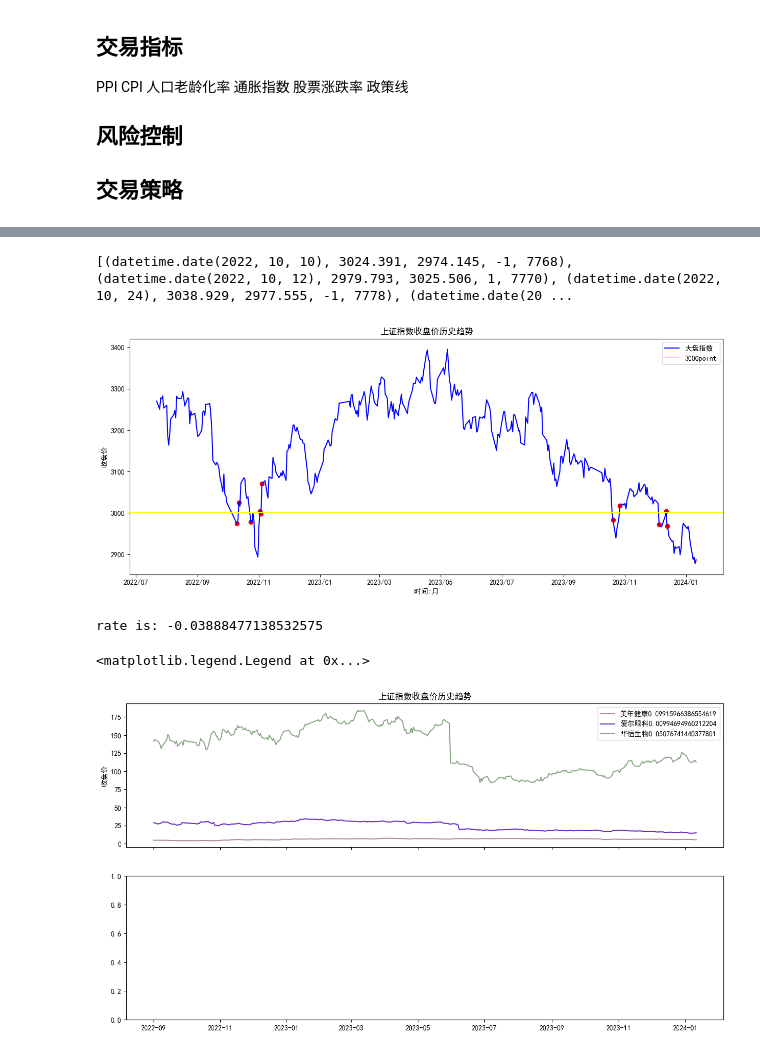
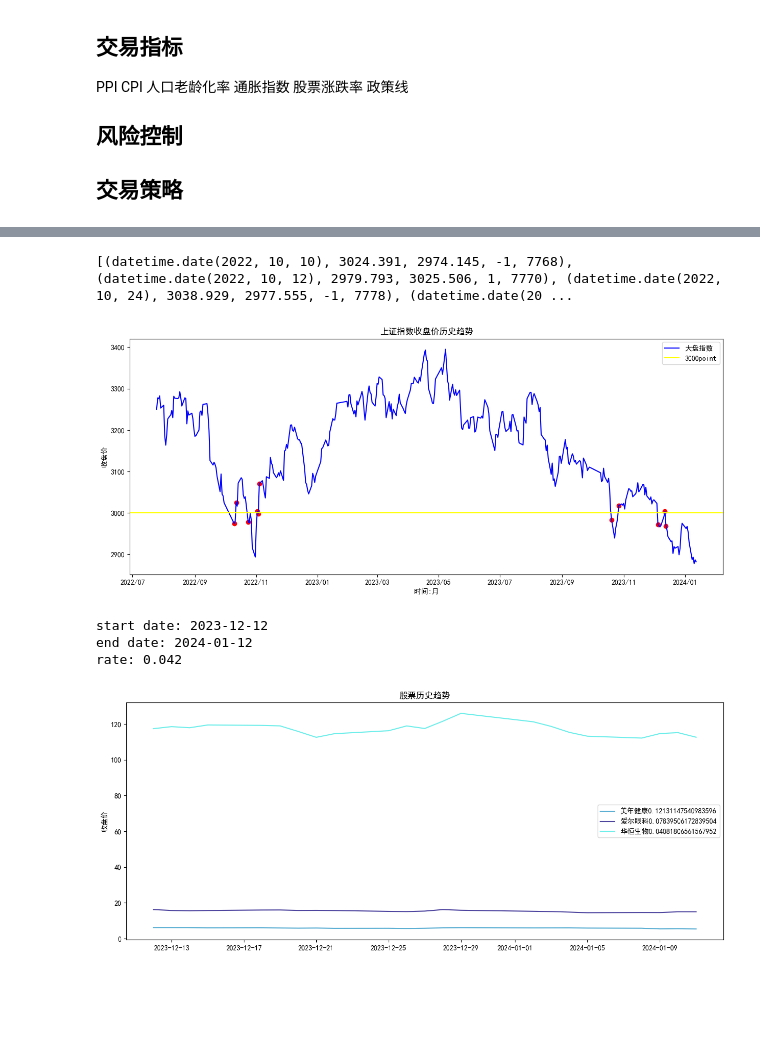
Before and after one commit to xiyanxiyan10/easyquant, a Jupyter notebook: ch_cert/sz3000line.ipynb, the cells around one changed output, grey strips where cells are left out. Drawn from its saved outputs; the diff is of its cells as text; code cells hidden in the pictures; blank space fills up the shorter version.

```diff
--- a/ch_cert/sz3000line.ipynb
+++ b/ch_cert/sz3000line.ipynb
@@ -131,79 +99,95 @@ plt.ylabel('收盘价')
 plt.legend(loc='best')
 plt.show()
 
-offset = -2
+offset = -2 #set by user!
 #print(reverse_points[offset])
 start_date = reverse_points[offset][0]
 end_date = sh000001_close.iloc[-1]['date']
-rate = (sh000001_close.iloc[-1]['close'] - reverse_points[offset][2] )/ reverse_points[offset][2]
 
-print("rate is:", rate)
+def set_date(df, key):
+    date_list = df[key].to_list()
+    date_index=[]
+    for date_elem in date_list:
+        date_index.append(date_elem.strftime('%Y-%m-%d'))
+    return df.set_axis(date_index)
+
+df = set_date(sh000001_close, 'date')
+#print(sh000001_close)
+start_date = reverse_points[offset][0]
+end_date = sh000001_close.iloc[-1]['date']
+start_price = df.loc[start_date.strftime('%Y-%m-%d'), 'close']
+end_price = df.loc[end_date.strftime('%Y-%m-%d'), 'close']
+
+rate = (start_price - end_price )/ end_price
+print("start date:", start_date)
+print("end date:", end_date)
+print("rate: %.3f" % rate)
 # %% [output]
 [(datetime.date(2022, 10, 10), 3024.391, 2974.145, -1, 7768), (datetime.date(2022, 10, 12), 2979.793, 3025.506, 1, 7770), (datetime.date(2022, 10, 24), 3038.929, 2977.555, -1, 7778), (datetime.date(20 ...
 [figure]
-rate is: -0.03888477138532575
+start date: 2023-12-12
+end date: 2024-01-12
+rate: 0.042
 # %%
 import akshare as ak
 import numpy as np
 import random
+from datetime import datetime
 
 %matplotlib inline
 import matplotlib.pyplot as plt
 import matplotlib.dates as mdates
 from pylab import mpl
 import matplotlib
-from mplfinance.original_flavor import candlestick2_ohlc
+
 
 nameList = ['美年健康', '爱尔眼科', '华恒生物']
 codeList = ['002044', '300015', '688639']
 
-def name2code(name):
-    stock_sh_a_spot_em_df = ak.stock_sh_a_spot_em()
-    for index, row in stock_sh_a_spot_em_df.iterrows():
-        if row['名称'] == name:
-            return row['代码']
-    return None
+start_date = datetime.strptime('2023-12-12', "%Y-%m-%d")
+end_date = datetime.strptime('2024-01-11', "%Y-%m-%d")
+
+def set_date(df, key):
+    date_list = df[key].to_list()
+    date_index=[]
+    for date_elem in date_list:
+        date_index.append(date_elem.strftime('%Y-%m-%d'))
+    return df.set_axis(date_index)
 
 #定义随机生成颜色函数
 def randomcolor():
     colorArr = ['1','2','3','4','5','6','7','8','9','A','B','C','D','E','F']
     color ="#"+''.join([random.choice(colorArr) for i in range(6)])
     return color
 
-
-def draw_one_code(ax, name, code):
-    stock_zh_a_hist_df = ak.stock_zh_a_hist(symbol=code, period="daily", start_date="20220901", end_date='20240111', adjust="")
-    df = stock_zh_a_hist_df
-    #print(df)
-    #print(df.index)
-    #import pdb
-    #pdb.set_trace()
-    price_start = stock_zh_a_hist_df.iloc[-7]['收盘']
-    price_end = stock_zh_a_hist_df.iloc[-1]['收盘']
-    rate = (price_start - price_end)/price_start
-    ax.plot(stock_zh_a_hist_df['日期'], stock_zh_a_hist_df['收盘'], label=name + str(rate),color=randomcolor())
+def draw_one_code(ax, name, code, start_date, end_date):
+    df = ak.stock_zh_a_hist(symbol=code, period="daily", start_date=start_date.strftime('%Y%m%d'), end_date=end_date.strftime('%Y%m%d'), adjust="")
+    df = set_date(df, '日期')
+    start_price = df.loc[start_date.strftime('%Y-%m-%d'), '收盘']
+    end_price = df.loc[end_date.strftime('%Y-%m-%d'), '收盘']
+    rate = (start_price - end_price) / start_price
+    ax.plot(df['日期'], df['收盘'], label=name + str(rate),color=randomcolor())
 
 #print(stock_zh_a_hist_df)
 mpl.rcParams['font.sans-serif']=['simhei']# 指定默认字体
 mpl.rcParams['axes.unicode_minus'] = False # 解决保存图像是负号'-'显示为方块的问题
 mpl.rcParams['figure.figsize'] = (15.0, 6.0)
 
-figure,(axPrice, axVol) = plt.subplots(2, sharex=True, figsize=(15,8))
+
 
 
 for i in range(len(codeList)):
-    draw_one_code(axPrice, nameList[i], codeList[i])
+    draw_one_code(plt, nameList[i], codeList[i], start_date, end_date)
 
-axPrice.set_title("上证指数收盘价历史趋势")
-axPrice.set_ylabel('收盘价')
-axPrice.legend()
+plt.title("股票历史趋势")
+plt.ylabel('收盘价')
+plt.legend(loc='best')
 
 #for index, row in stock_zh_a_hist_df.iterrows():
 #    if(row['收盘'] >= row['开盘']):
 #        axVol.bar(row['日期'],row['成交量']/1000000,width = 0.5,color='red')
 #    else:
 #        axVol.bar(row['日期'],row['成交量']/1000000,width = 0.5,color='green')
-#plt.show()
+plt.show()
 # %% [output]
-<matplotlib.legend.Legend at 0x...>
-[figure, old version]
+[figure, new version]
```
Also changed, not shown: parts of 2 cells of this notebook.
